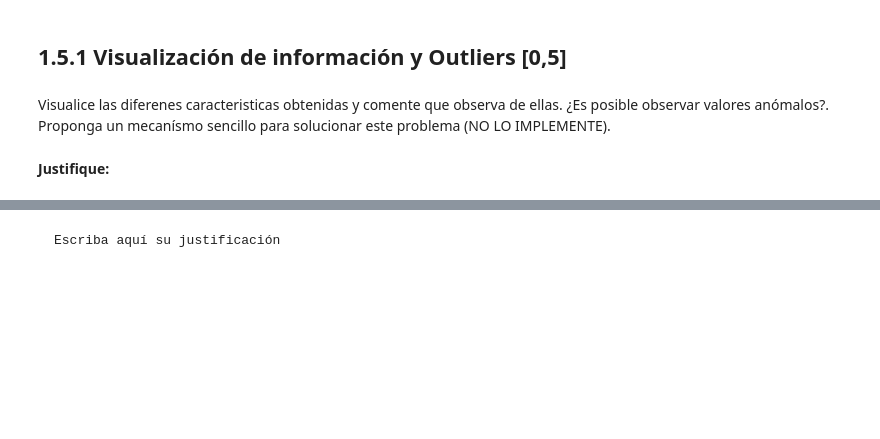
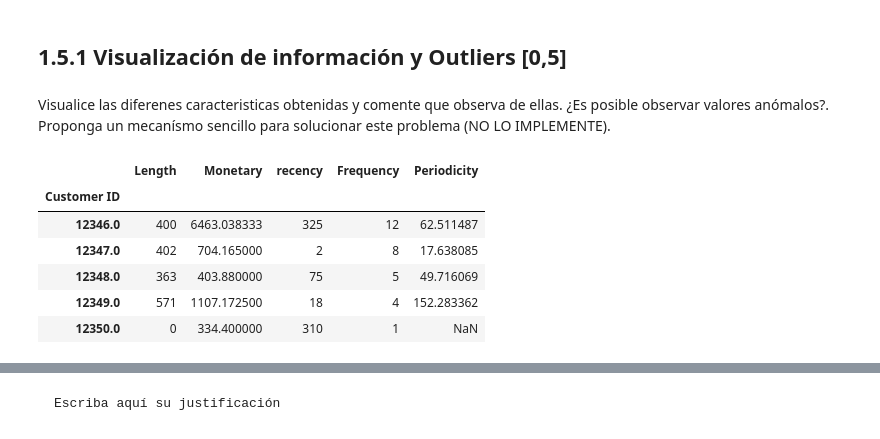
Before and after one commit to mzambrano1/Lab-programacion-cientifica, a Jupyter notebook: Tareas/Tarea 1/Tarea_1.ipynb, the cells around one changed output, grey strips where cells are left out. Saved outputs shown, nothing was run; the diff lists cells and outputs as text; code cells hidden in the pictures; blank space fills up the shorter version.

```diff
--- a/Tareas/Tarea 1/Tarea_1.ipynb
+++ b/Tareas/Tarea 1/Tarea_1.ipynb
@@ -496,5 +571,13 @@ SyntaxError: ignored
 ## 1.5.1 Visualización de información y Outliers [0,5]
 # %% [markdown]
 Visualice las diferenes caracteristicas obtenidas y comente que observa de ellas. ¿Es posible observar valores anómalos?. Proponga un mecanísmo sencillo para solucionar este problema (NO LO IMPLEMENTE).
-# %% [markdown]
-**Justifique:**
+# %%
+lrmfp.head()
+# %% [output]
+|  | Length | Monetary | recency | Frequency | Periodicity |
+| Customer ID |  |  |  |  |  |
+| 12346.0 | 400 | 6463.038333 | 325 | 12 | 62.511487 |
+| 12347.0 | 402 | 704.165000 | 2 | 8 | 17.638085 |
+| 12348.0 | 363 | 403.880000 | 75 | 5 | 49.716069 |
+| 12349.0 | 571 | 1107.172500 | 18 | 4 | 152.283362 |
+| 12350.0 | 0 | 334.400000 | 310 | 1 | NaN |
```
Also changed, not shown: parts of 9 cells of this notebook.
